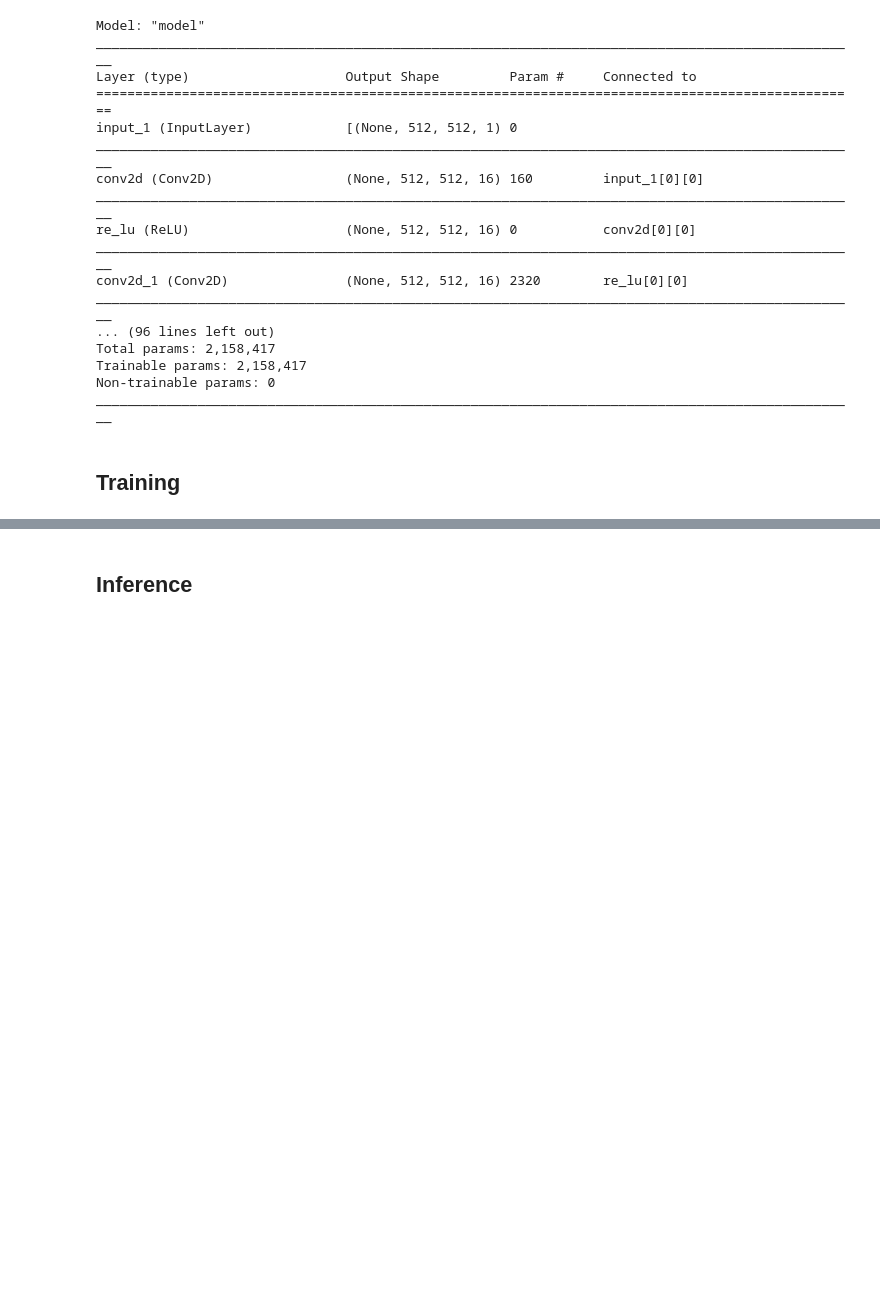
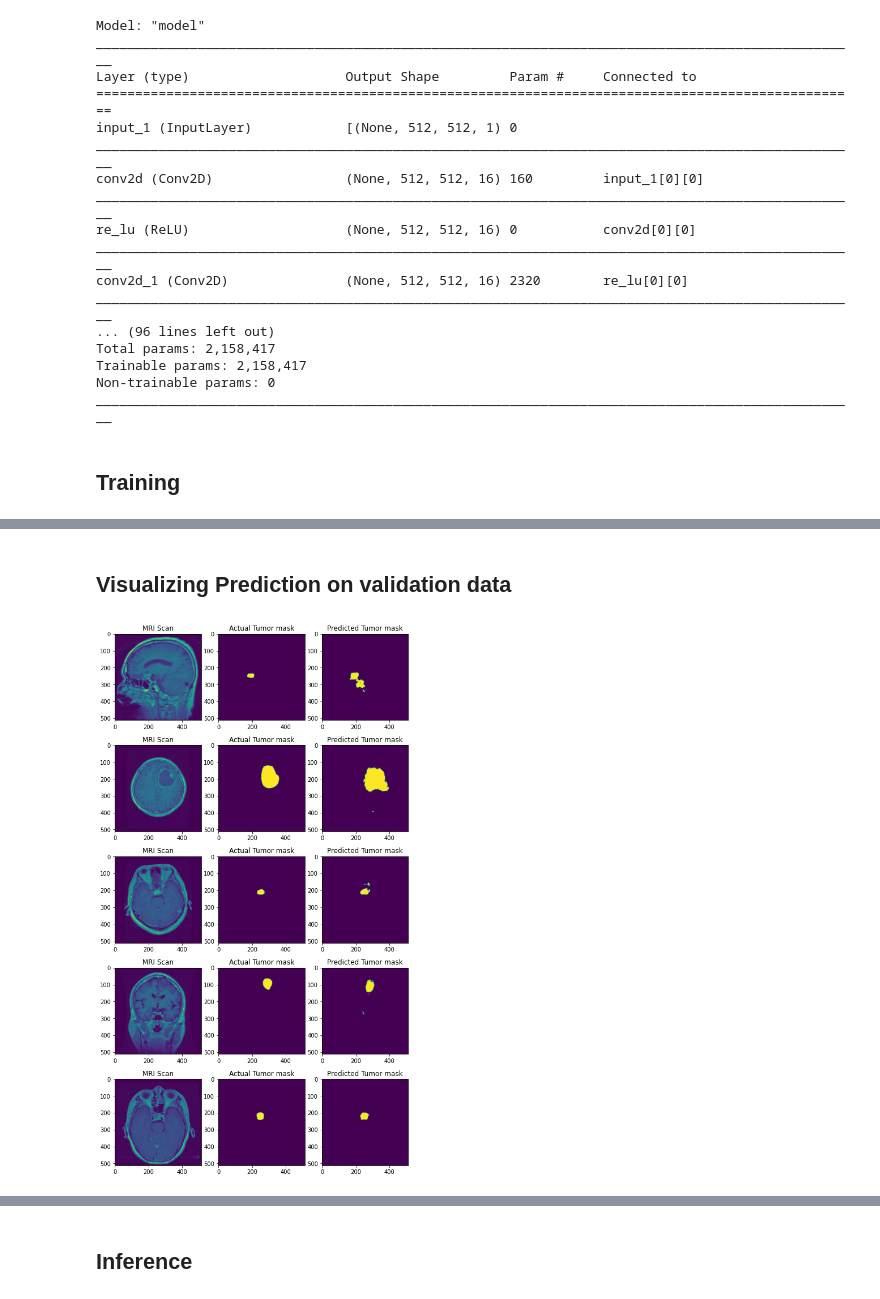
Before and after one commit to PoojanSmart/AI-2-Brain-Tumor-Classification-Segmentation-Project, a Jupyter notebook: u-net.ipynb, the cells around one changed output, grey strips where cells are left out. Drawn from its saved outputs; the diff is of its cells as text; code cells hidden in the pictures; blank space fills up the shorter version.

```diff
--- a/u-net.ipynb
+++ b/u-net.ipynb
@@ -264,0 +248,27 @@ plt.show()
+# %% [markdown]
+## Visualizing Prediction on validation data
+# %%
+f,ax = plt.subplots(5,3, figsize=(12,12))
+
+
+for i in range(5):
+    batch = random.randint(0,38)
+    img = random.randint(0,15)
+
+    ax[i][0].imshow(val_imagegen[batch][img])
+    ax[i][0].set_title("MRI Scan")
+
+    ax[i][1].imshow(val_maskgen[batch][img])
+    ax[i][1].set_title("Actual Tumor mask")
+
+    ax[i][2].imshow(model.predict(val_imagegen[batch][img].reshape(1,512,512,1)).reshape(512,512))
+    ax[i][2].set_title("Predicted Tumor mask")
+
+plt.subplots_adjust(left=0.1,
+                    bottom=0.1,
+                    right=0.7,
+                    top=1.2)
+
+plt.show()
+# %% [output]
+[figure, added]
```
Also changed, not shown: parts of 32 cells of this notebook.
